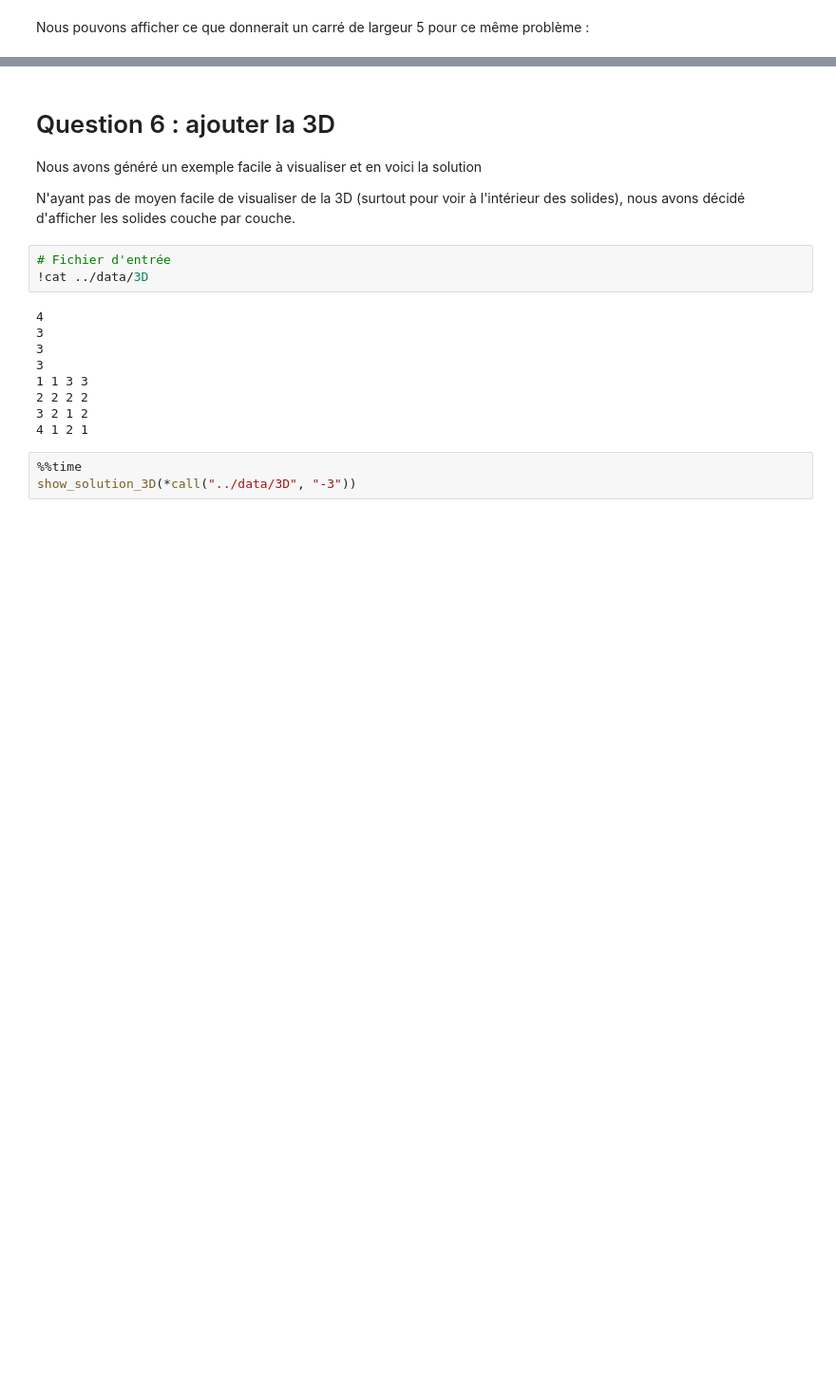
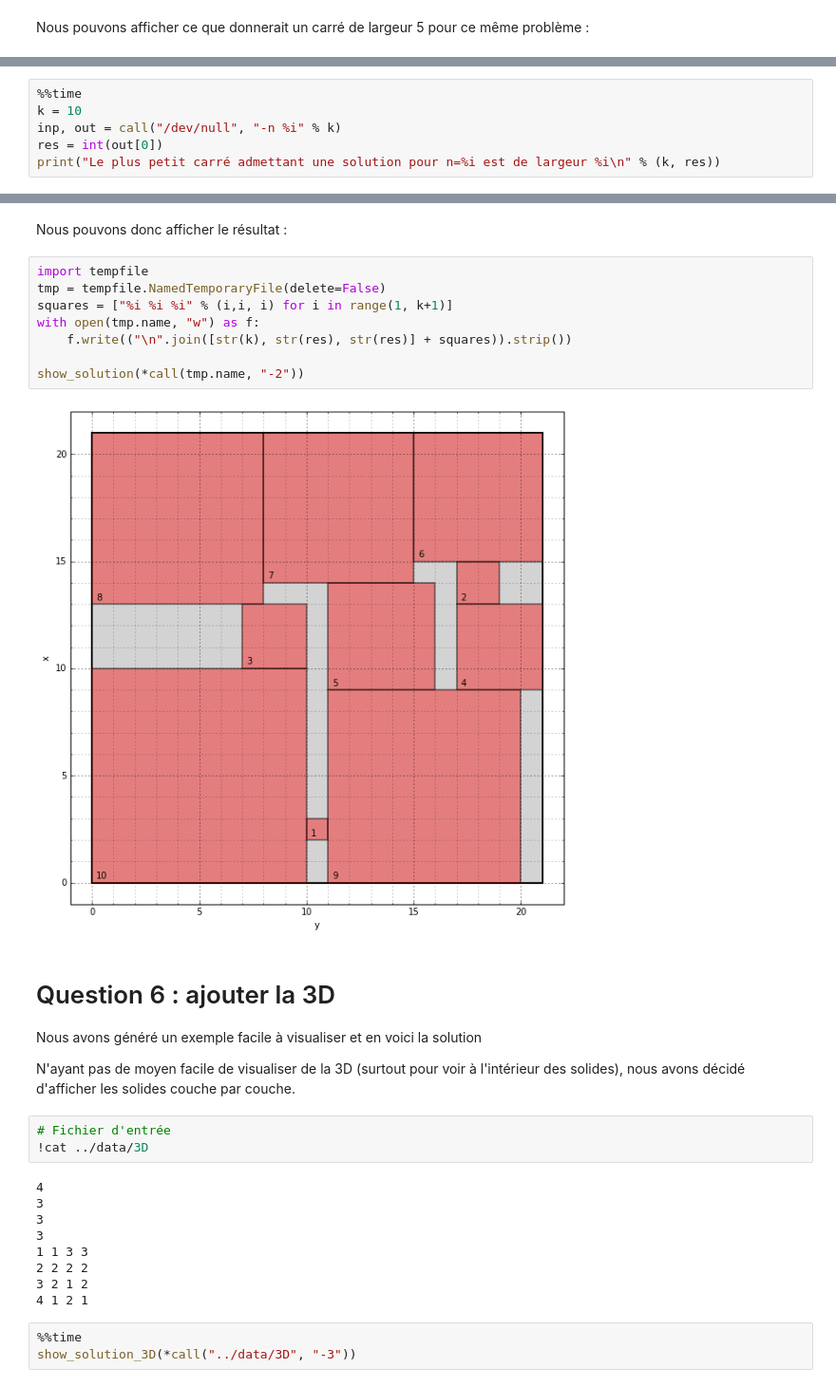
Before and after one commit to C4ptainCrunch/info-f-302, a Jupyter notebook: src/py/results.ipynb, the cells around one changed output, grey strips where cells are left out. Shown at 95% size. Saved outputs shown, nothing was run; the diff lists cells and outputs as text; blank space fills up the shorter version.

```diff
--- a/src/py/results.ipynb
+++ b/src/py/results.ipynb
@@ -98,0 +101,6 @@ Wall time: 231 ms
+# %%
+%%time
+k = 10
+inp, out = call("/dev/null", "-n %i" % k)
+res = int(out[0])
+print("Le plus petit carré admettant une solution pour n=%i est de largeur %i\n" % (k, res))
@@ -99,3 +112,15 @@ Wall time: 231 ms
+# %% [markdown]
+Nous pouvons donc afficher le résultat :
+# %%
+import tempfile
+tmp = tempfile.NamedTemporaryFile(delete=False)
+squares = ["%i %i %i" % (i,i, i) for i in range(1, k+1)]
+with open(tmp.name, "w") as f:
+    f.write(("\n".join([str(k), str(res), str(res)] + squares)).strip())
+
+show_solution(*call(tmp.name, "-2"))
+# %% [output]
+[figure, added]
 # %% [markdown]
 # Question 6 : ajouter la 3D
 
```
Also changed, not shown: parts of 15 cells of this notebook, 2 other files.
